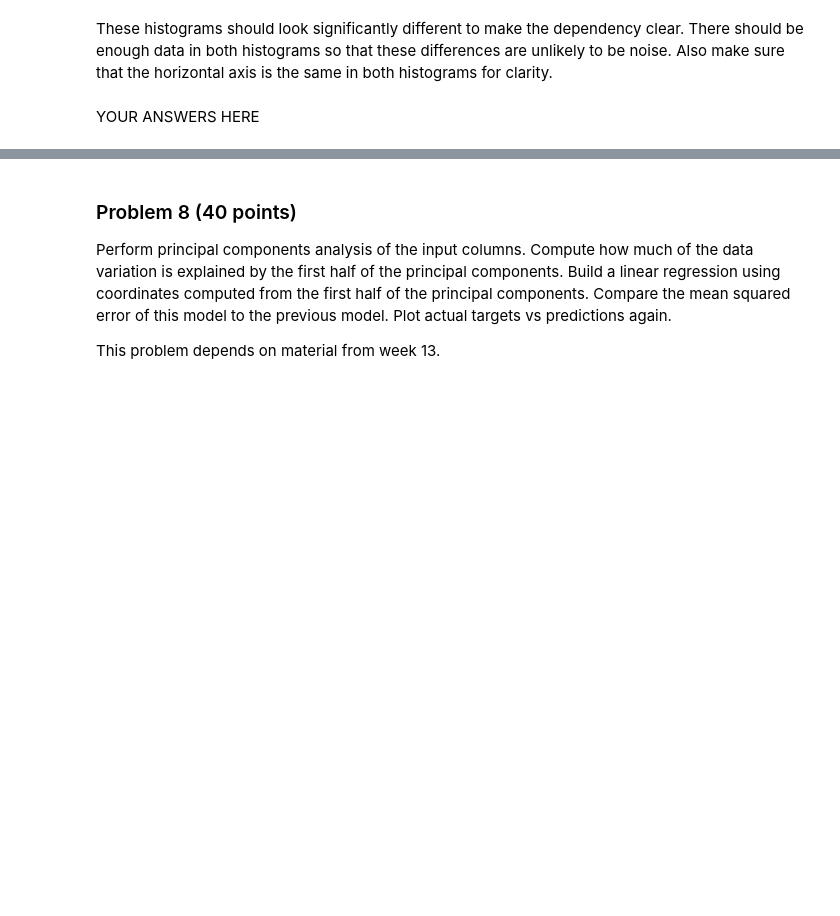
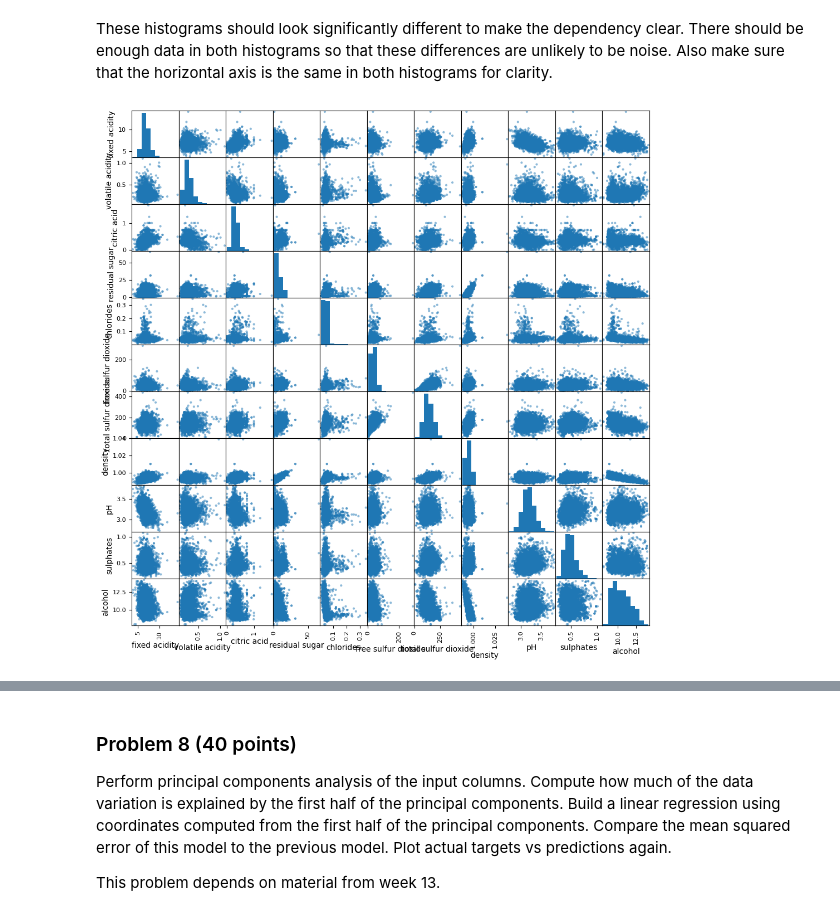
Before and after one commit to jldeleo/dx601-final-project, a Jupyter notebook: project.ipynb, the cells around one changed output, grey strips where cells are left out. Saved outputs shown, nothing was run; the diff lists cells and outputs as text; code cells hidden in the pictures; blank space fills up the shorter version.

```diff
--- a/project.ipynb
+++ b/project.ipynb
@@ -249,2 +334,4 @@ Also make sure that the horizontal axis is the same in both histograms for clari
-# %% [markdown]
-YOUR ANSWERS HERE
+# %%
+_=pd.plotting.scatter_matrix(features, figsize=(12,12))
+# %% [output]
+[figure, added]
```
Also changed, not shown: parts of 34 cells of this notebook.
